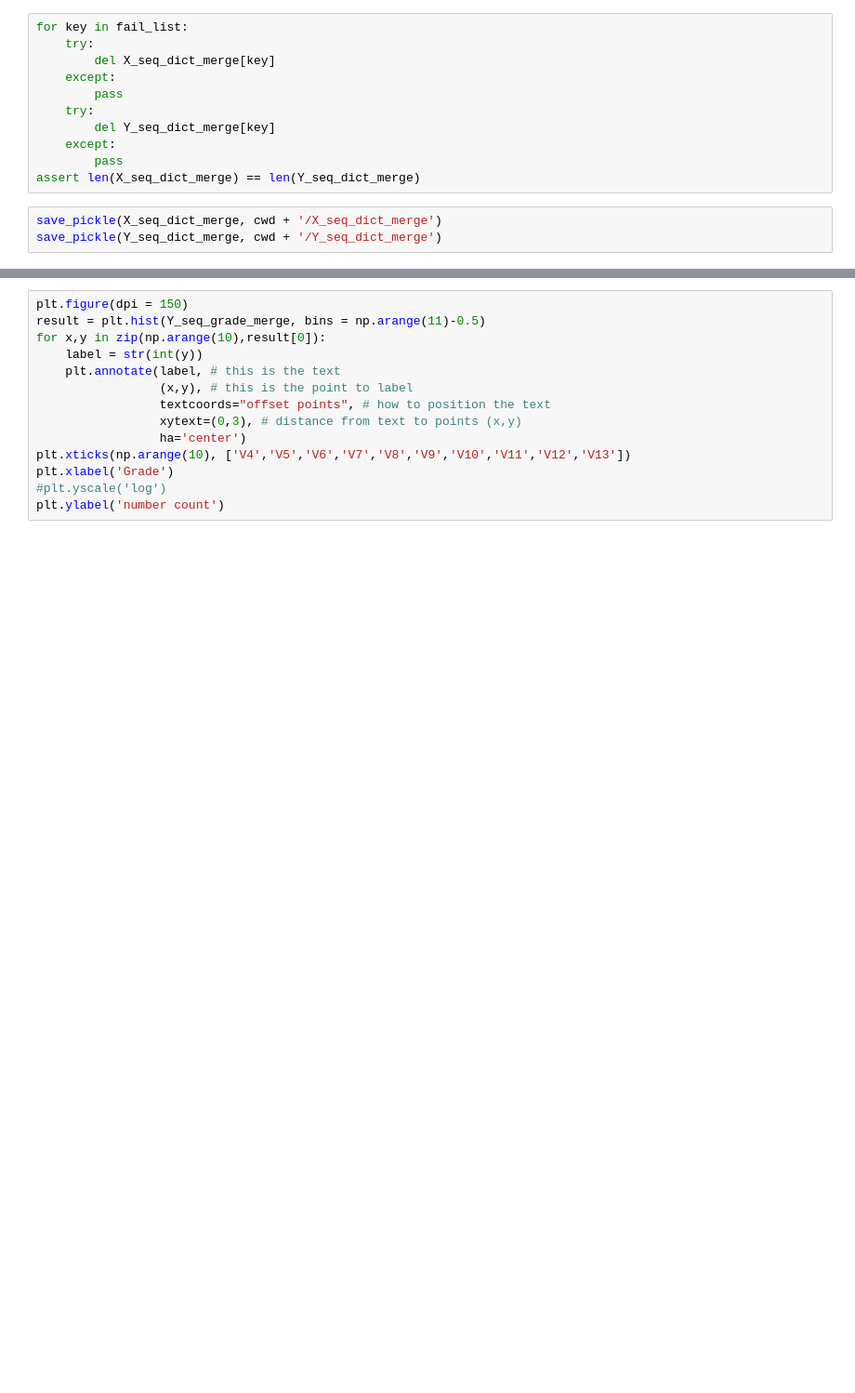
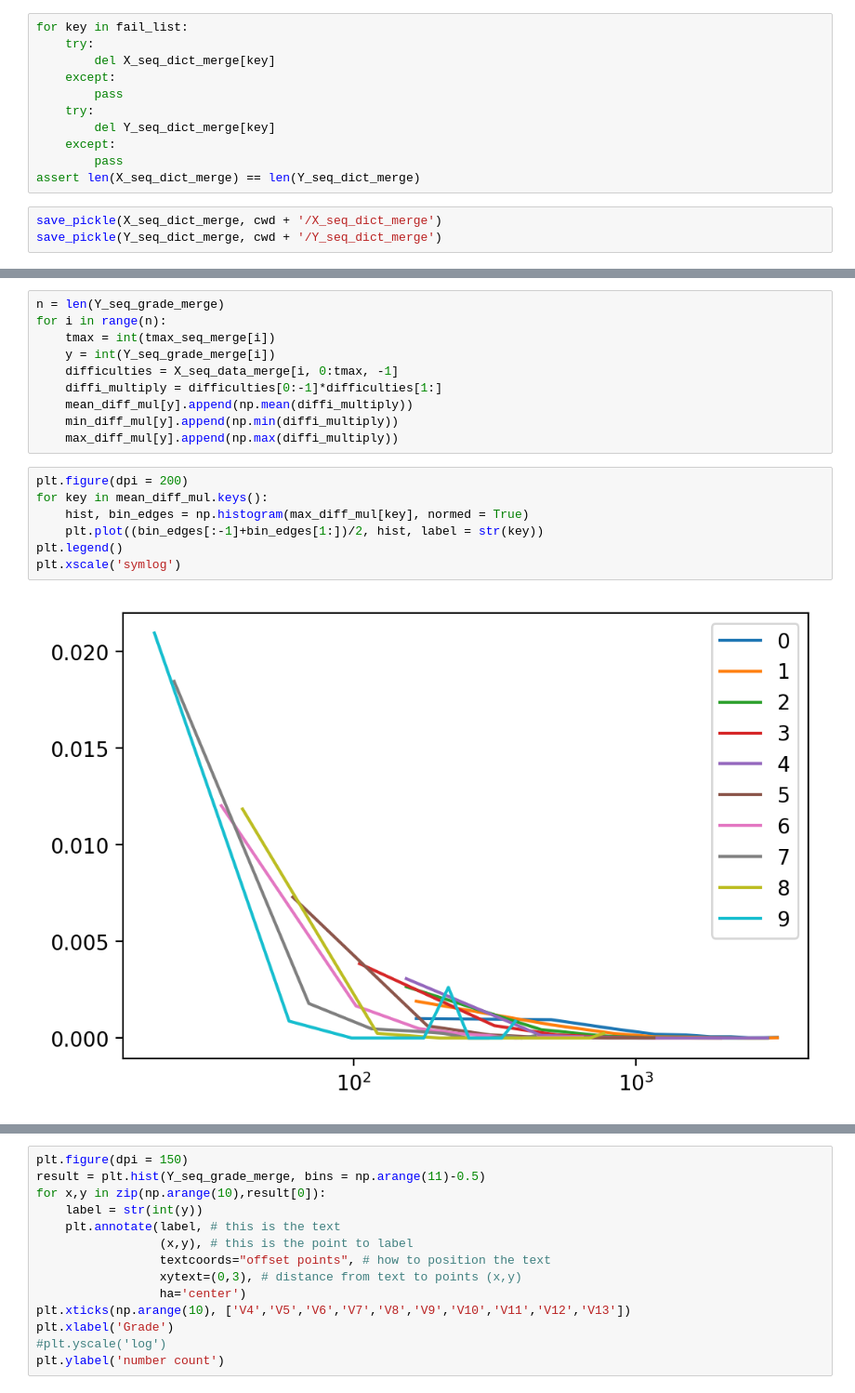
Before and after one commit to jrchang612/MoonBoardRNN, a Jupyter notebook: preprocessing/partition_train_test_set.ipynb, the cells around one changed output, grey strips where cells are left out. Shown: that part at 93% size. Cells and saved outputs as stored; diff of their text form; blank space fills up the shorter version.

```diff
--- a/preprocessing/partition_train_test_set.ipynb
+++ b/preprocessing/partition_train_test_set.ipynb
@@ -186,0 +339,19 @@ for key, value in X_seq_dict_merge.items():
+# %%
+n = len(Y_seq_grade_merge)
+for i in range(n):
+    tmax = int(tmax_seq_merge[i])
+    y = int(Y_seq_grade_merge[i])
+    difficulties = X_seq_data_merge[i, 0:tmax, -1]
+    diffi_multiply = difficulties[0:-1]*difficulties[1:]
+    mean_diff_mul[y].append(np.mean(diffi_multiply))
+    min_diff_mul[y].append(np.min(diffi_multiply))
+    max_diff_mul[y].append(np.max(diffi_multiply))
+# %%
+plt.figure(dpi = 200)
+for key in mean_diff_mul.keys():
+    hist, bin_edges = np.histogram(max_diff_mul[key], normed = True)
+    plt.plot((bin_edges[:-1]+bin_edges[1:])/2, hist, label = str(key))
+plt.legend()
+plt.xscale('symlog')
+# %% [output]
+[figure, added]
```
Also changed, not shown: parts of 36 cells of this notebook, 1 other file.
